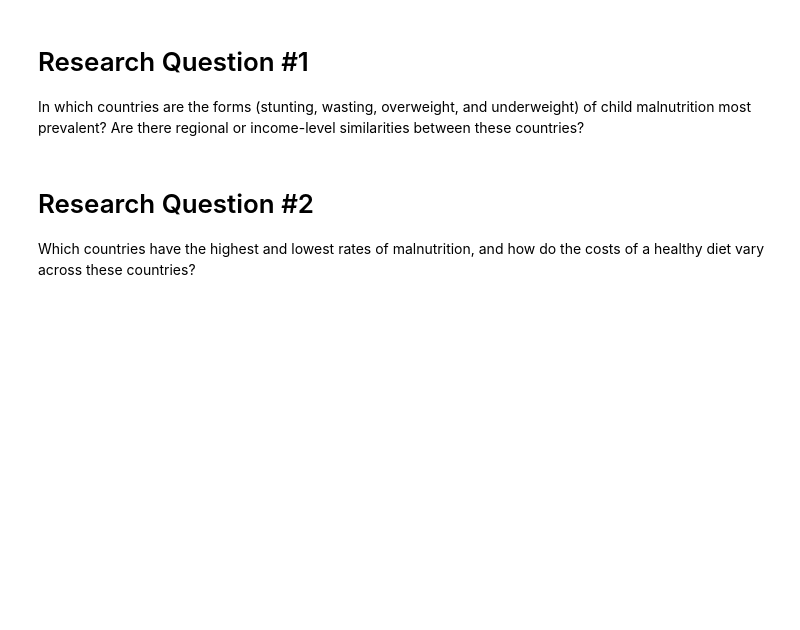
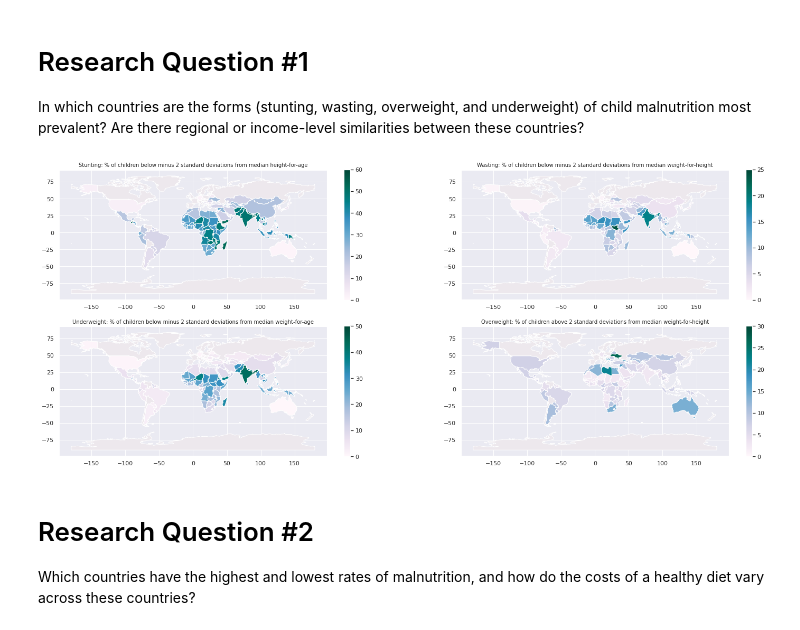
Before and after one commit to krits29/global-malnutrition, a Jupyter notebook: Data_Analysis_Malnutrition.ipynb, the cells around one changed output. Saved outputs shown, nothing was run; the diff lists cells and outputs as text; code cells hidden in the pictures; blank space fills up the shorter version.

```diff
--- a/Data_Analysis_Malnutrition.ipynb
+++ b/Data_Analysis_Malnutrition.ipynb
@@ -189,28 +208,38 @@ def plot_top_underweight(data: pd.DataFrame) -> None:
 # %%
 def plot_global_malnutrition(data: pd.DataFrame) -> None:
-  """
-  This function takes a pandas DataFrame and produces 4 plots on the same figure showing
-  information about the malnutrition levels across the globe by visualizing the percent
-  stunting, wasting, underweight, overweight of under five population in all
-  the countries there is data for. Does not return anything.
-  """
+    """
+    This function takes a pandas DataFrame and produces 4 plots on
+    the same figure showing information about the malnutrition levels
+    across the globe by visualizing the percent stunting, wasting,
+    underweight, overweight of under five population in all
+    the countries there is data for. Does not return anything.
+    """
 
-  merged = map_data("naturalearth_lowres", data)
-  filtered = merged[["name", "Stunting", "Wasting", "Underweight",
-                           "Overweight", "geometry"]]
-  fig, [[ax1, ax2], [ax3, ax4]] = plt.subplots(2, 2, figsize=(25, 10))
-  merged.plot(color="#ede8ed", ax=ax1)
-  filtered.plot(column='Stunting', legend=True, ax=ax1, vmin=0, vmax=60, cmap="PuBuGn")
-  merged.plot(color="#ede8ed", ax=ax2)
-  filtered.plot(column='Wasting', legend=True, ax=ax2, vmin=0, vmax=25, cmap="PuBuGn")
-  merged.plot(color="#ede8ed", ax=ax3)
-  filtered.plot(column='Underweight', legend=True, ax=ax3, vmin=0, vmax=50, cmap="PuBuGn")
-  merged.plot(color="#ede8ed", ax=ax4)
-  filtered.plot(column='Overweight', legend=True, ax=ax4, vmin=0, vmax=30, cmap="PuBuGn")
-  ax1.set_title('Stunting: % of children below minus 2 standard deviations from median height-for-age', fontsize=10)
-  ax2.set_title('Wasting: % of children below minus 2 standard deviations from median weight-for-height', fontsize=10)
-  ax3.set_title('Underweight: % of children below minus 2 standard deviations from median weight-for-age', fontsize=10)
-  ax4.set_title('Overweight: % of children above 2 standard deviations from median weight-for-height', fontsize=10)
+    merged = map_data("naturalearth_lowres", data)
+    filtered = merged[["name", "Stunting", "Wasting", "Underweight",
+                       "Overweight", "geometry"]]
+    fig, [[ax1, ax2], [ax3, ax4]] = plt.subplots(2, 2, figsize=(25, 10))
+    merged.plot(color="#ede8ed", ax=ax1)
+    filtered.plot(column='Stunting', legend=True, ax=ax1,
+                  vmin=0, vmax=60, cmap="PuBuGn")
+    merged.plot(color="#ede8ed", ax=ax2)
+    filtered.plot(column='Wasting', legend=True, ax=ax2,
+                  vmin=0, vmax=25, cmap="PuBuGn")
+    merged.plot(color="#ede8ed", ax=ax3)
+    filtered.plot(column='Underweight', legend=True, ax=ax3,
+                  vmin=0, vmax=50, cmap="PuBuGn")
+    merged.plot(color="#ede8ed", ax=ax4)
+    filtered.plot(column='Overweight', legend=True, ax=ax4,
+                  vmin=0, vmax=30, cmap="PuBuGn")
+    ax1.set_title(('Stunting: % of children below minus 2 standard deviations from median height-for-age'), fontsize=10)
+    ax2.set_title(('Wasting: % of children below minus 2 standard deviations from median weight-for-height'), fontsize=10)
+    ax3.set_title(('Underweight: % of children below minus 2 standard deviations from median weight-for-age'), fontsize=10)
+    ax4.set_title(('Overweight: % of children above 2 standard deviations from median weight-for-height'), fontsize=10)
+
+
+plot_global_malnutrition(filter_malnutrition_data('country-wise-average.csv'))
+# %% [output]
+[figure, added]
 # %% [markdown]
 # Research Question #2
 Which countries have the highest and lowest rates of malnutrition, and how do the costs of a healthy diet vary across these countries?
```
Also changed, not shown: parts of 14 cells of this notebook.
